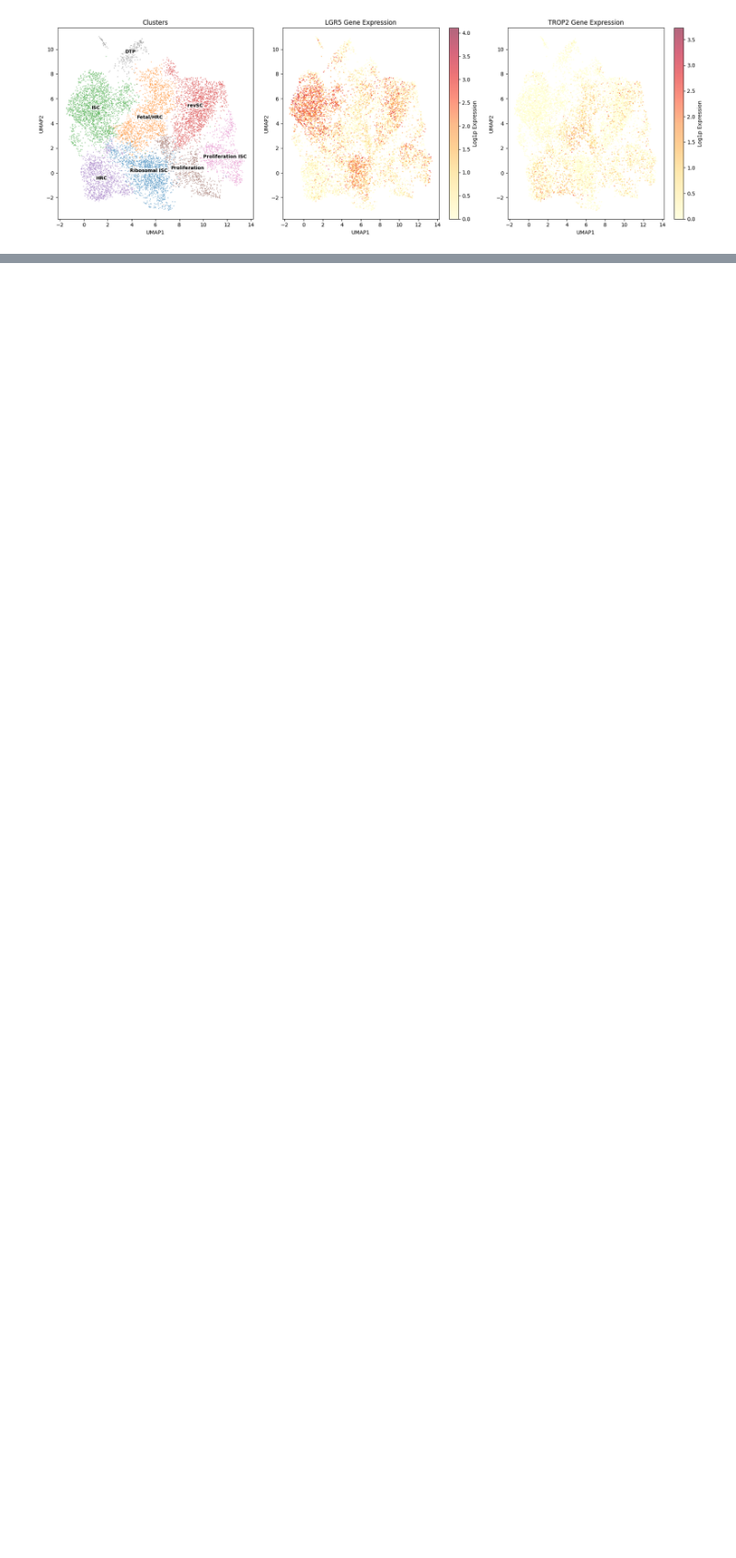
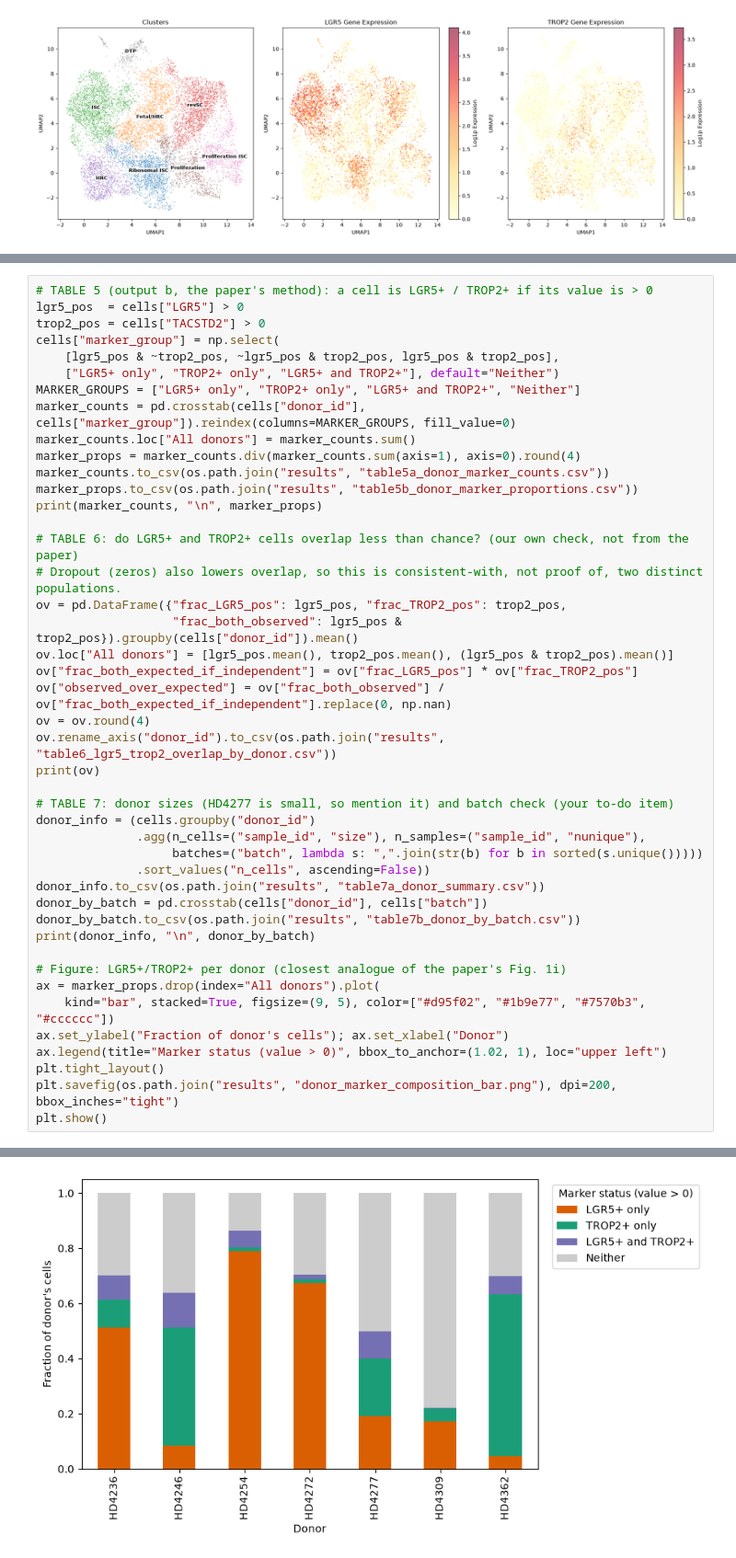
Before and after one commit to sbskinn/Tumor-Surface-Target-Prioritization, a Jupyter notebook: Checkpoint2_model_reproduction.ipynb, the cells around one changed output, grey strips where cells are left out. Shown at 92% size. Cells and saved outputs as stored; diff of their text form; blank space fills up the shorter version.

Commit message:
Adding tables for the reproduction model

```diff
--- a/Checkpoint2_model_reproduction.ipynb
+++ b/Checkpoint2_model_reproduction.ipynb
@@ -331,0 +399,45 @@ plt.show()
+# %%
+# TABLE 5 (output b, the paper's method): a cell is LGR5+ / TROP2+ if its value is > 0
+lgr5_pos  = cells["LGR5"] > 0
+trop2_pos = cells["TACSTD2"] > 0
+cells["marker_group"] = np.select(
+    [lgr5_pos & ~trop2_pos, ~lgr5_pos & trop2_pos, lgr5_pos & trop2_pos],
+    ["LGR5+ only", "TROP2+ only", "LGR5+ and TROP2+"], default="Neither")
+MARKER_GROUPS = ["LGR5+ only", "TROP2+ only", "LGR5+ and TROP2+", "Neither"]
+marker_counts = pd.crosstab(cells["donor_id"], cells["marker_group"]).reindex(columns=MARKER_GROUPS, fill_value=0)
+marker_counts.loc["All donors"] = marker_counts.sum()
+marker_props = marker_counts.div(marker_counts.sum(axis=1), axis=0).round(4)
+marker_counts.to_csv(os.path.join("results", "table5a_donor_marker_counts.csv"))
+marker_props.to_csv(os.path.join("results", "table5b_donor_marker_proportions.csv"))
+print(marker_counts, "\n", marker_props)
+
+# TABLE 6: do LGR5+ and TROP2+ cells overlap less than chance? (our own check, not from the paper)
+# Dropout (zeros) also lowers overlap, so this is consistent-with, not proof of, two distinct populations.
+ov = pd.DataFrame({"frac_LGR5_pos": lgr5_pos, "frac_TROP2_pos": trop2_pos,
+                   "frac_both_observed": lgr5_pos & trop2_pos}).groupby(cells["donor_id"]).mean()
+ov.loc["All donors"] = [lgr5_pos.mean(), trop2_pos.mean(), (lgr5_pos & trop2_pos).mean()]
+ov["frac_both_expected_if_independent"] = ov["frac_LGR5_pos"] * ov["frac_TROP2_pos"]
+ov["observed_over_expected"] = ov["frac_both_observed"] / ov["frac_both_expected_if_independent"].replace(0, np.nan)
+ov = ov.round(4)
+ov.rename_axis("donor_id").to_csv(os.path.join("results", "table6_lgr5_trop2_overlap_by_donor.csv"))
+print(ov)
+
+# TABLE 7: donor sizes (HD4277 is small, so mention it) and batch check (your to-do item)
+donor_info = (cells.groupby("donor_id")
+              .agg(n_cells=("sample_id", "size"), n_samples=("sample_id", "nunique"),
+                   batches=("batch", lambda s: ",".join(str(b) for b in sorted(s.unique()))))
+              .sort_values("n_cells", ascending=False))
+donor_info.to_csv(os.path.join("results", "table7a_donor_summary.csv"))
+donor_by_batch = pd.crosstab(cells["donor_id"], cells["batch"])
+donor_by_batch.to_csv(os.path.join("results", "table7b_donor_by_batch.csv"))
+print(donor_info, "\n", donor_by_batch)
+
+# Figure: LGR5+/TROP2+ per donor (closest analogue of the paper's Fig. 1i)
+ax = marker_props.drop(index="All donors").plot(
+    kind="bar", stacked=True, figsize=(9, 5), color=["#d95f02", "#1b9e77", "#7570b3", "#cccccc"])
+ax.set_ylabel("Fraction of donor's cells"); ax.set_xlabel("Donor")
+ax.legend(title="Marker status (value > 0)", bbox_to_anchor=(1.02, 1), loc="upper left")
+plt.tight_layout()
+plt.savefig(os.path.join("results", "donor_marker_composition_bar.png"), dpi=200, bbox_inches="tight")
+plt.show()
+# %% [output]
@@ -331,0 +461 @@ plt.show()
+[figure, added]
```
Also changed, not shown: parts of 9 cells of this notebook, 16 other files.
